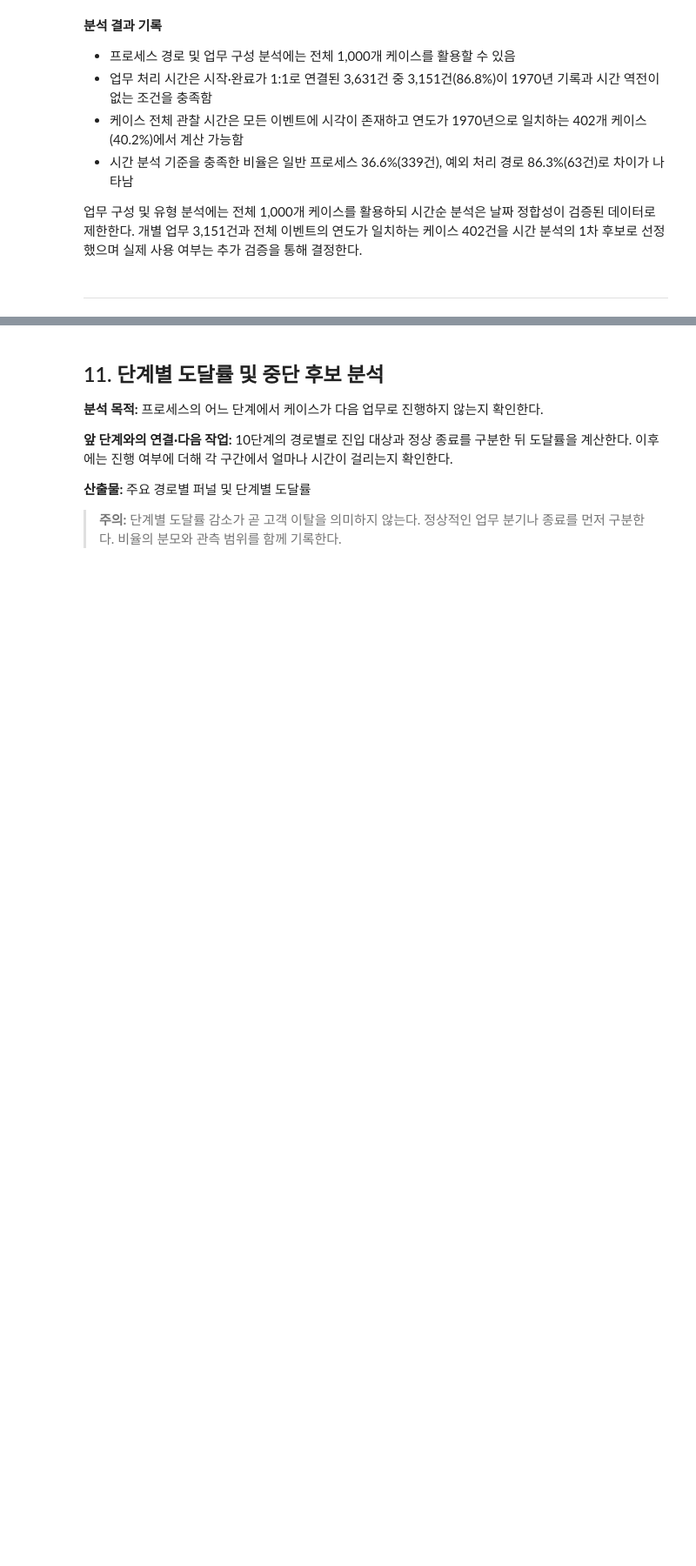
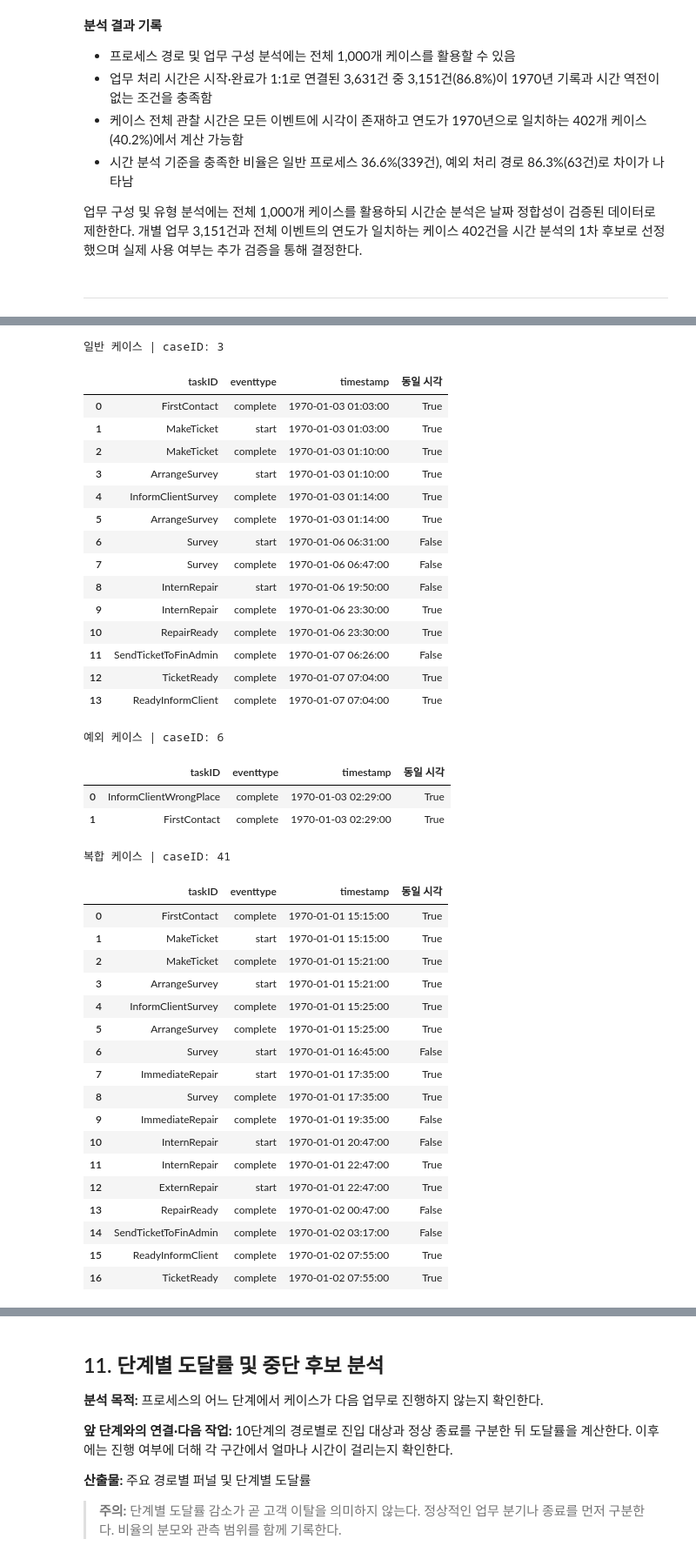
Before and after one commit to roh-git/DA_Assignment, a Jupyter notebook: repair2_분석.ipynb, the cells around one changed output, grey strips where cells are left out. Shown at 87% size. Cells and saved outputs as stored; diff of their text form; code cells hidden in the pictures; blank space fills up the shorter version.

```diff
--- a/repair2_분석.ipynb
+++ b/repair2_분석.ipynb
@@ -1310,0 +1221,64 @@ display(time_coverage)
+# %%
+# 케이스별 이벤트 수
+case_counts = time_cases.groupby('caseID').size()
+
+# 이벤트 수에 따른 대표 케이스 선정
+sample_cases = {
+    '일반 케이스': case_counts[case_counts == 14].index[0],
+    '예외 케이스': case_counts[case_counts == 2].index[0],
+    '복합 케이스': case_counts[case_counts == 17].index[0]
+}
+
+# 대표 케이스별 시간순 이벤트 확인
+for name, case_id in sample_cases.items():
+    case_events = time_cases[
+        time_cases['caseID'] == case_id
+    ][['taskID', 'eventtype', 'timestamp']].copy()
+
+    case_events = case_events.sort_values('timestamp', kind='stable')
+
+    # 동일 시각에 기록된 이벤트 확인
+    case_events['동일 시각'] = case_events['timestamp'].duplicated(keep=False)
+
+    print(f'{name} | caseID: {case_id}')
+    display(case_events.reset_index(drop=True))
+# %% [output]
+일반 케이스 | caseID: 3
+|  | taskID | eventtype | timestamp | 동일 시각 |
+| 0 | FirstContact | complete | 1970-01-03 01:03:00 | True |
+| 1 | MakeTicket | start | 1970-01-03 01:03:00 | True |
+| 2 | MakeTicket | complete | 1970-01-03 01:10:00 | True |
+| 3 | ArrangeSurvey | start | 1970-01-03 01:10:00 | True |
+| 4 | InformClientSurvey | complete | 1970-01-03 01:14:00 | True |
+| 5 | ArrangeSurvey | complete | 1970-01-03 01:14:00 | True |
+| 6 | Survey | start | 1970-01-06 06:31:00 | False |
+| 7 | Survey | complete | 1970-01-06 06:47:00 | False |
+| 8 | InternRepair | start | 1970-01-06 19:50:00 | False |
+| 9 | InternRepair | complete | 1970-01-06 23:30:00 | True |
+| 10 | RepairReady | complete | 1970-01-06 23:30:00 | True |
+| 11 | SendTicketToFinAdmin | complete | 1970-01-07 06:26:00 | False |
+| 12 | TicketReady | complete | 1970-01-07 07:04:00 | True |
+| 13 | ReadyInformClient | complete | 1970-01-07 07:04:00 | True |
+예외 케이스 | caseID: 6
+|  | taskID | eventtype | timestamp | 동일 시각 |
+| 0 | InformClientWrongPlace | complete | 1970-01-03 02:29:00 | True |
+| 1 | FirstContact | complete | 1970-01-03 02:29:00 | True |
+복합 케이스 | caseID: 41
+|  | taskID | eventtype | timestamp | 동일 시각 |
+| 0 | FirstContact | complete | 1970-01-01 15:15:00 | True |
+| 1 | MakeTicket | start | 1970-01-01 15:15:00 | True |
+| 2 | MakeTicket | complete | 1970-01-01 15:21:00 | True |
+| 3 | ArrangeSurvey | start | 1970-01-01 15:21:00 | True |
+| 4 | InformClientSurvey | complete | 1970-01-01 15:25:00 | True |
+| 5 | ArrangeSurvey | complete | 1970-01-01 15:25:00 | True |
+| 6 | Survey | start | 1970-01-01 16:45:00 | False |
+| 7 | ImmediateRepair | start | 1970-01-01 17:35:00 | True |
+| 8 | Survey | complete | 1970-01-01 17:35:00 | True |
+| 9 | ImmediateRepair | complete | 1970-01-01 19:35:00 | False |
+| 10 | InternRepair | start | 1970-01-01 20:47:00 | False |
+| 11 | InternRepair | complete | 1970-01-01 22:47:00 | True |
+| 12 | ExternRepair | start | 1970-01-01 22:47:00 | True |
+| 13 | RepairReady | complete | 1970-01-02 00:47:00 | False |
+| 14 | SendTicketToFinAdmin | complete | 1970-01-02 03:17:00 | False |
+| 15 | ReadyInformClient | complete | 1970-01-02 07:55:00 | True |
+| 16 | TicketReady | complete | 1970-01-02 07:55:00 | True |
```
Also changed, not shown: parts of 70 cells of this notebook.
